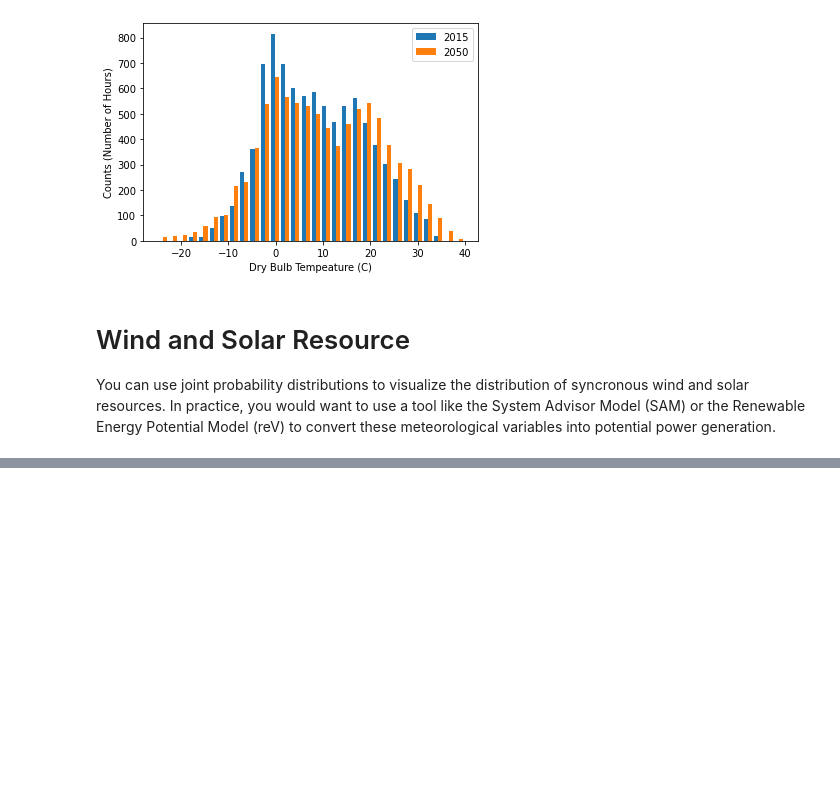
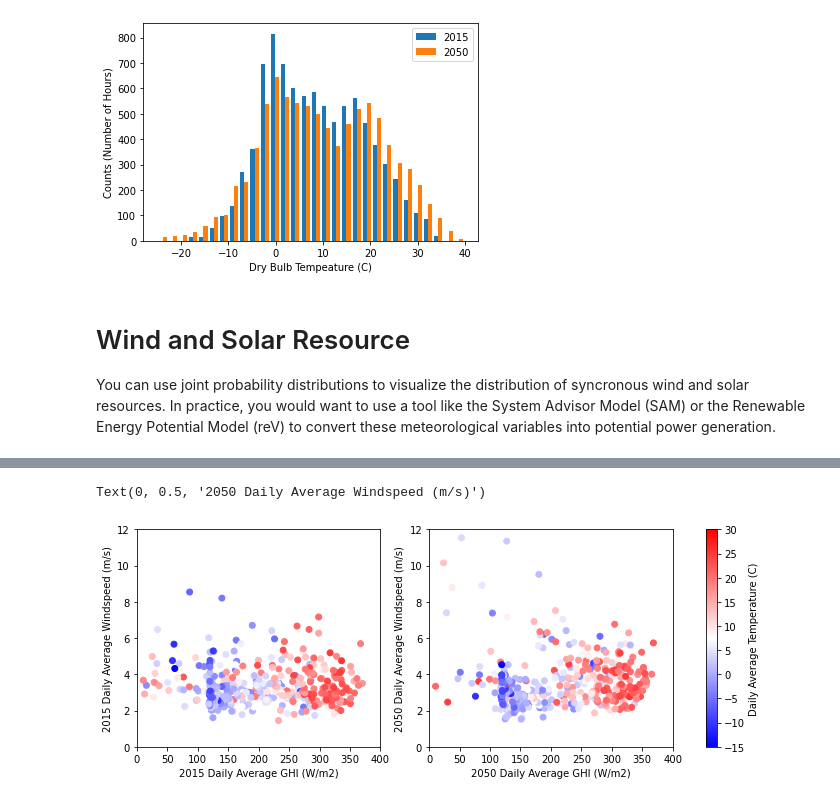
Before and after one commit to NREL/sup3r, a Jupyter notebook: examples/sup3rcc/using_the_data.ipynb, the cells around one changed output, grey strips where cells are left out. Saved outputs shown, nothing was run; the diff lists cells and outputs as text; code cells hidden in the pictures; blank space fills up the shorter version.

Commit message:
updated data usage notebook

```diff
--- a/examples/sup3rcc/using_the_data.ipynb
+++ b/examples/sup3rcc/using_the_data.ipynb
@@ -194,0 +183,31 @@ for subax in ax:
+# %%
+fig, ax = plt.subplots(1, 2, figsize=(12, 4))
+
+def get_daily_means(arr):
+    arr = np.roll(arr, -7)
+    day_slices = [slice(i, i+24) for i in range(0, 8760, 24)]
+    arr = [arr[islice].mean() for islice in day_slices]
+    return np.array(arr)
+
+ghi_2015 = get_daily_means(data_2015['ghi'])
+ghi_2050 = get_daily_means(data_2050['ghi'])
+ws_2015 = get_daily_means(data_2015['ws'])
+ws_2050 = get_daily_means(data_2050['ws'])
+temp_2015 = get_daily_means(data_2015['temp'])
+temp_2050 = get_daily_means(data_2050['temp'])
+
+a = ax[0].scatter(ghi_2015, ws_2015, c=temp_2015, vmin=-15, vmax=30, cmap='bwr')
+b = ax[1].scatter(ghi_2050, ws_2050, c=temp_2015, vmin=-15, vmax=30, cmap='bwr')
+plt.colorbar(b, ax=ax, label='Daily Average Temperature (C)')
+
+for subax in ax:
+    subax.set_xlim(0, 400)
+    subax.set_ylim(0, 12)
+
+ax[0].set_xlabel('2015 Daily Average GHI (W/m2)')
+ax[0].set_ylabel('2015 Daily Average Windspeed (m/s)')
+ax[1].set_xlabel('2050 Daily Average GHI (W/m2)')
+ax[1].set_ylabel('2050 Daily Average Windspeed (m/s)')
+# %% [output]
+Text(0, 0.5, '2050 Daily Average Windspeed (m/s)')
+[figure, added]
```
Also changed, not shown: parts of 3 cells of this notebook.
